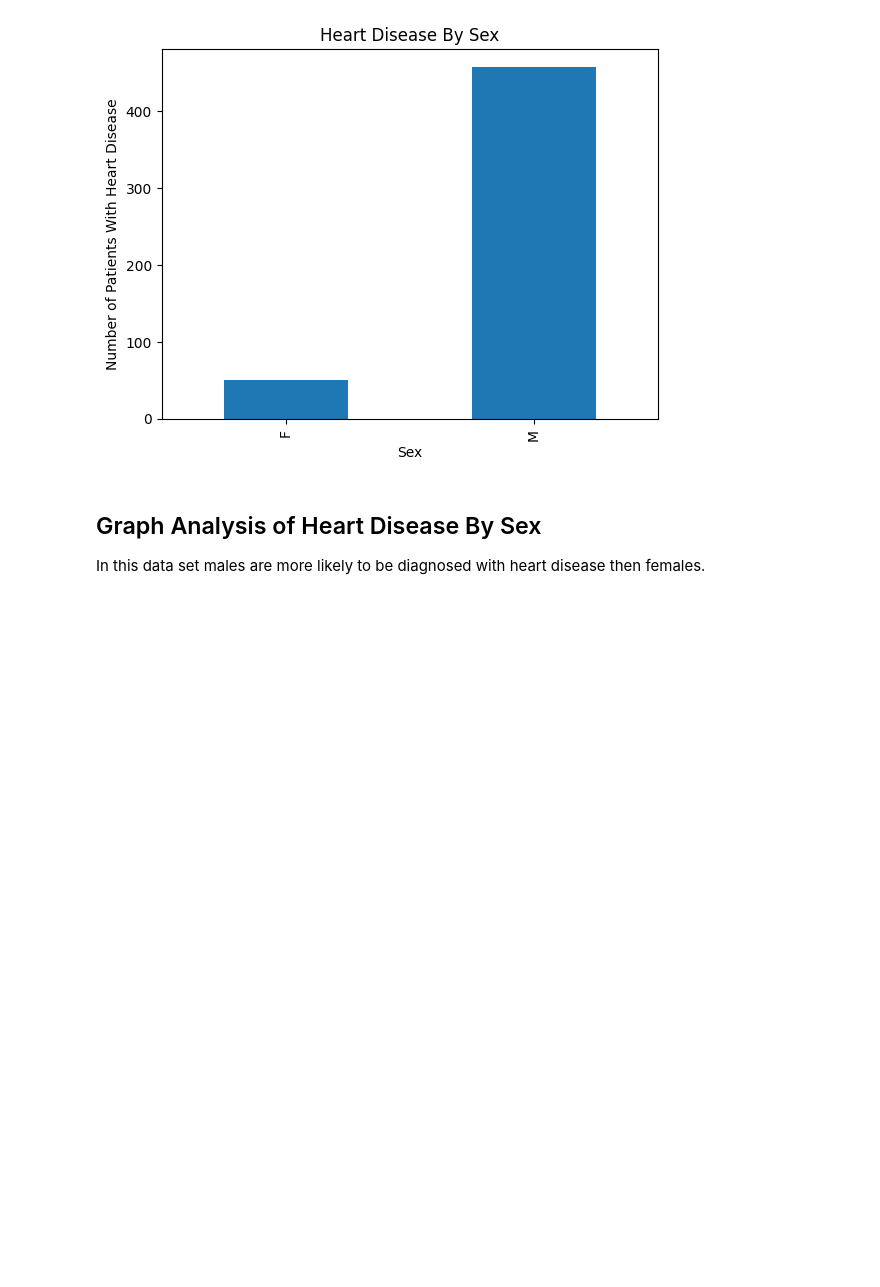
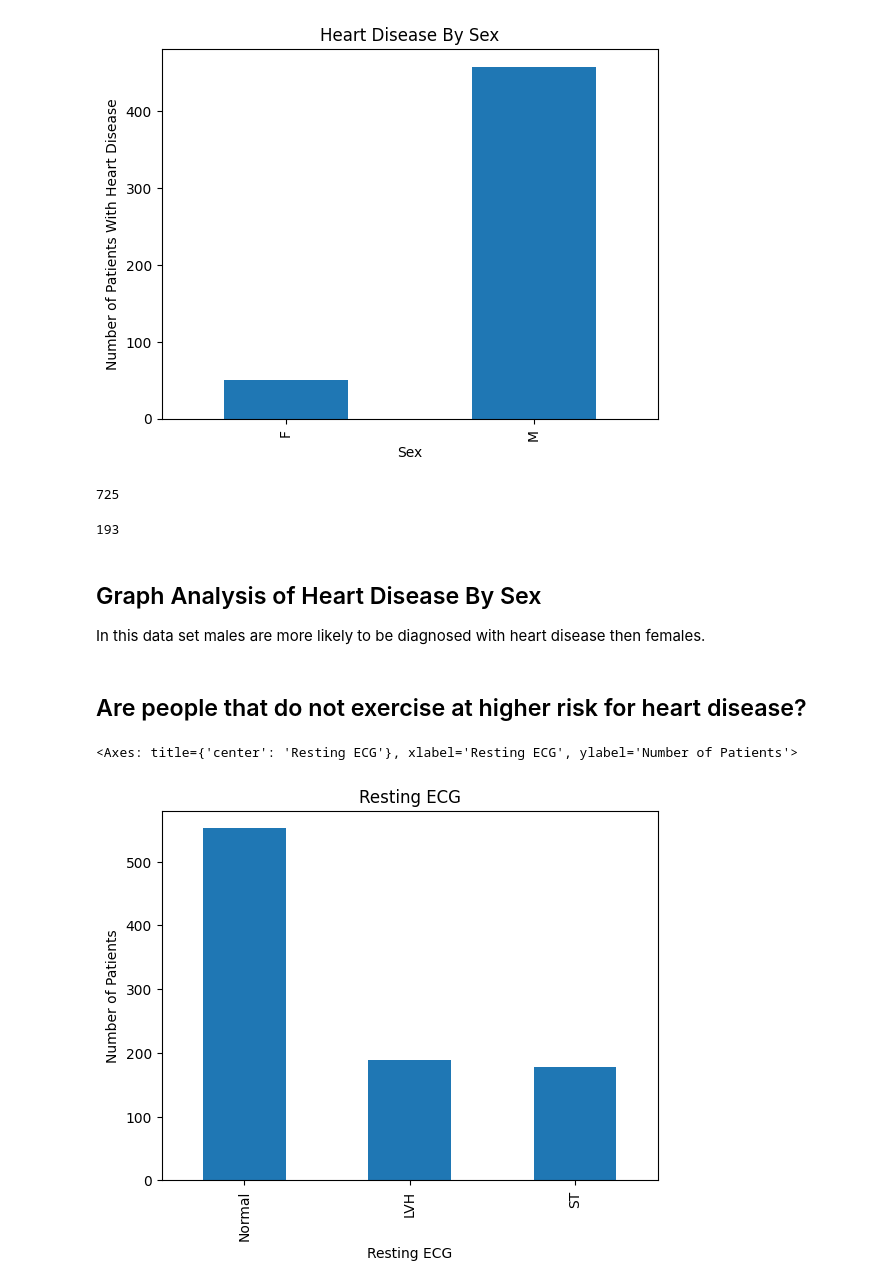
Before and after one commit to tylernow/learning-research, a Jupyter notebook: learning heart.ipynb, the cells around one changed output. Drawn from its saved outputs; the diff is of its cells as text; code cells hidden in the pictures; blank space fills up the shorter version.

```diff
--- a/learning heart.ipynb
+++ b/learning heart.ipynb
@@ -93,6 +109,16 @@ grouped_sex.plot(kind = 'bar', title='Heart Disease By Sex', xlabel= 'Sex', ylab
 # %% [output]
 <Axes: title={'center': 'Heart Disease By Sex'}, xlabel='Sex', ylabel='Number of Patients With Heart Disease'>
 [figure]
+# %%
+male_count = data['Sex'].value_counts()['M']
+male_count
+# %% [output]
+725
+# %%
+female_count = data['Sex'].value_counts()['F']
+female_count
+# %% [output]
+193
 # %% [markdown]
 ## Graph Analysis of Heart Disease By Sex
 In this data set males are more likely to be diagnosed with heart disease then females.
@@ -100,0 +125,7 @@ In this data set males are more likely to be diagnosed with heart disease then f
+# %% [markdown]
+## Are people that do not exercise at higher risk for heart disease?
+# %%
+data['RestingECG'].value_counts().plot(kind='bar', title='Resting ECG', xlabel='Resting ECG', ylabel='Number of Patients')
+# %% [output]
+<Axes: title={'center': 'Resting ECG'}, xlabel='Resting ECG', ylabel='Number of Patients'>
+[figure, added]
```
Also changed, not shown: parts of 7 cells of this notebook.
